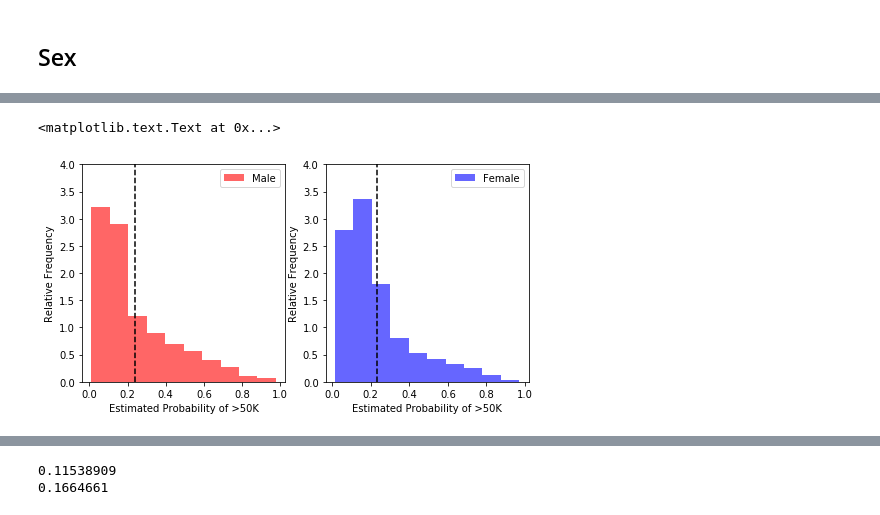
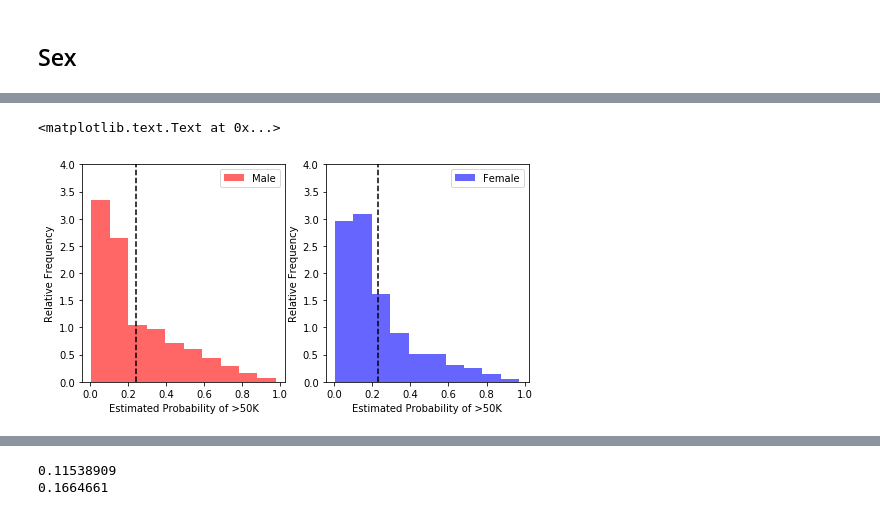
Before and after one commit to al5250/credit-fariness, a Jupyter notebook: notebooks/adult-income.ipynb, the cells around one changed output, grey strips where cells are left out. Drawn from its saved outputs; the diff is of its cells as text; code cells hidden in the pictures.

```diff
--- a/notebooks/adult-income.ipynb
+++ b/notebooks/adult-income.ipynb
@@ -11,6 +11,9 @@ import numpy as np
 
 from sklearn.model_selection import train_test_split
 from sklearn.linear_model import LogisticRegression
+from seaborn import kdeplot
+import seaborn as sns
+plt.style.use('default')
 
 import matplotlib.pyplot as plt
 %matplotlib inline
@@ -305,22 +406,22 @@ test_acc
 # %%
 inputs = torch.from_numpy(X_test.values).float()
-outputs = torch.sigmoid(model2s[2](inputs)).squeeze().data.numpy()
+outputs = torch.sigmoid(model2s[3](inputs)).squeeze().data.numpy()
 female = (A_test['sex_Female'] == 1)
 
 fig, ax = plt.subplots(1, 2, figsize=(8, 4))
 ax[0].hist(outputs[~female], normed=True, alpha=0.6, color='red')
 ax[0].legend(['Male', 'Male Average'])
 ax[0].set_ylim([0, 4])
 ax[0].set_xlabel('Estimated Probability of >50K')
 ax[0].axvline(outputs[~female].mean(), color='black', ls='--')
 ax[0].set_ylabel('Relative Frequency')
 ax[1].hist(outputs[female], normed=True, alpha=0.6, color='blue')
 ax[1].legend(['Female', 'Female Average'])
 ax[1].set_xlabel('Estimated Probability of >50K')
 ax[1].set_ylim([0, 4])
 ax[1].axvline(outputs[female].mean(), color='black', ls='--')
 ax[1].set_ylabel('Relative Frequency')
 #plt.savefig('vanilla-bias.pdf', bbox_inches='tight')
 # %% [output]
 <matplotlib.text.Text at 0x...>
-[figure, old version]
+[figure, new version]
```
Also changed, not shown: parts of 21 cells of this notebook, 12 other files.
